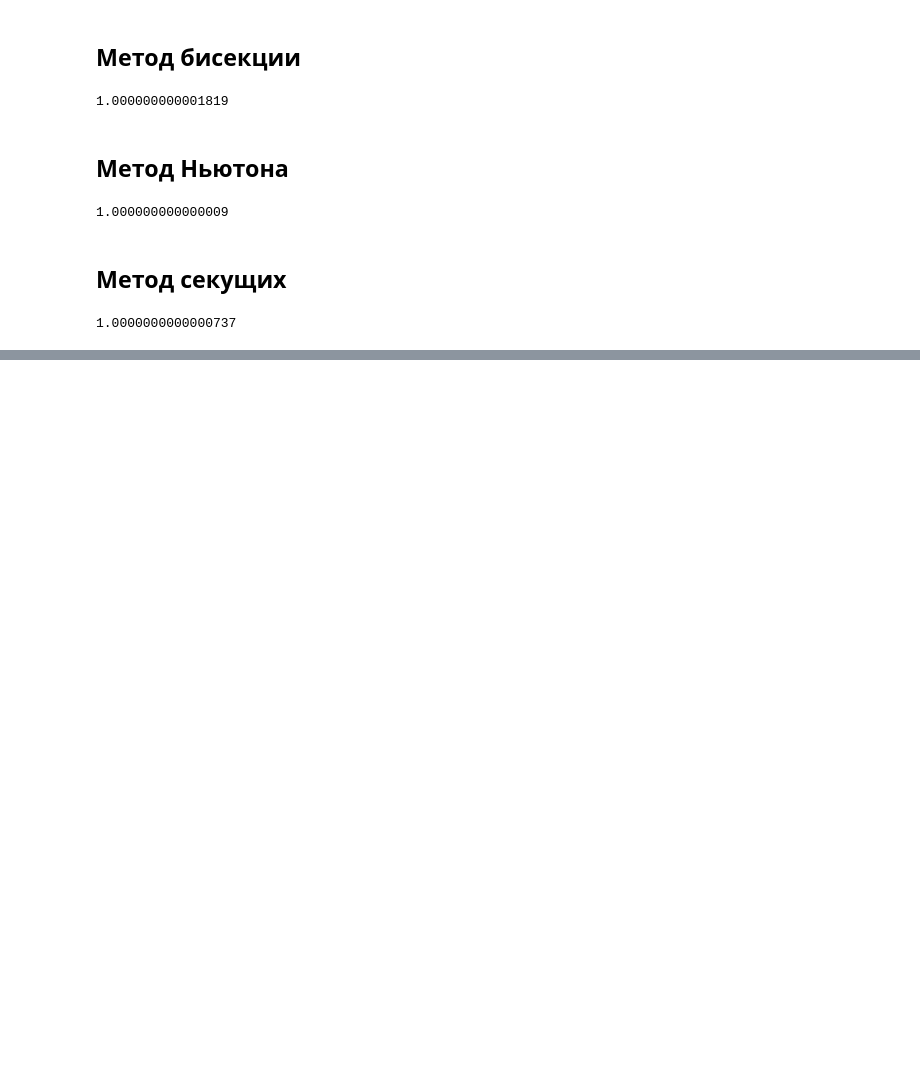
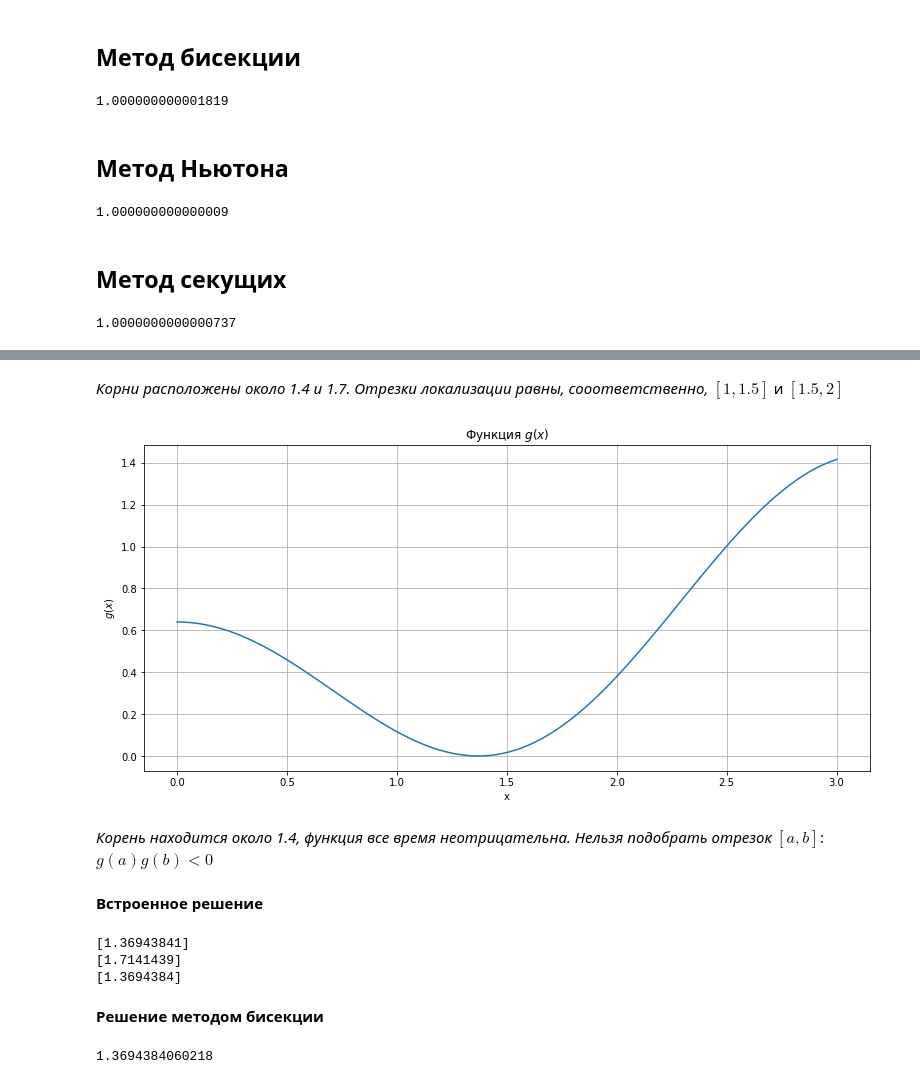
Before and after one commit to goo-goo-goo-joob/hse_numerical_methods, a Jupyter notebook: ДЗ_решение_уравнений.ipynb, the cells around one changed output, grey strips where cells are left out. Cells and saved outputs as stored; diff of their text form; code cells hidden in the pictures; blank space fills up the shorter version.

```diff
--- a/ДЗ_решение_уравнений.ipynb
+++ b/ДЗ_решение_уравнений.ipynb
@@ -71,0 +129,25 @@ secant(f, 0.5, 3, 1.1, 1.5)
+# %% [markdown]
+*Корни расположены около 1.4 и 1.7.*
+*Отрезки локализации равны, сооответственно,* $[1, 1.5]$ и $[1.5, 2]$
+# %%
+localize(g, a, b, 'g')
+# %% [output]
+[figure, added]
+# %% [markdown]
+*Корень находится около 1.4, функция все время неотрицательна. Нельзя подобрать отрезок* $[a, b]$: $g(a) g(b) < 0$
+# %% [markdown]
+**Встроенное решение**
+# %%
+print(fsolve(f, 1, xtol=1e-10))
+print(fsolve(f, 2, xtol=1e-10))
+print(fsolve(g, 1, xtol=1e-10))
+# %% [output]
+[1.36943841]
+[1.7141439]
+[1.3694384]
+# %% [markdown]
+**Решение методом бисекции**
+# %%
+bisect(f, 1, 1.5, eps=1e-10)
+# %% [output]
+1.3694384060218
```
Also changed, not shown: parts of 38 cells of this notebook.
